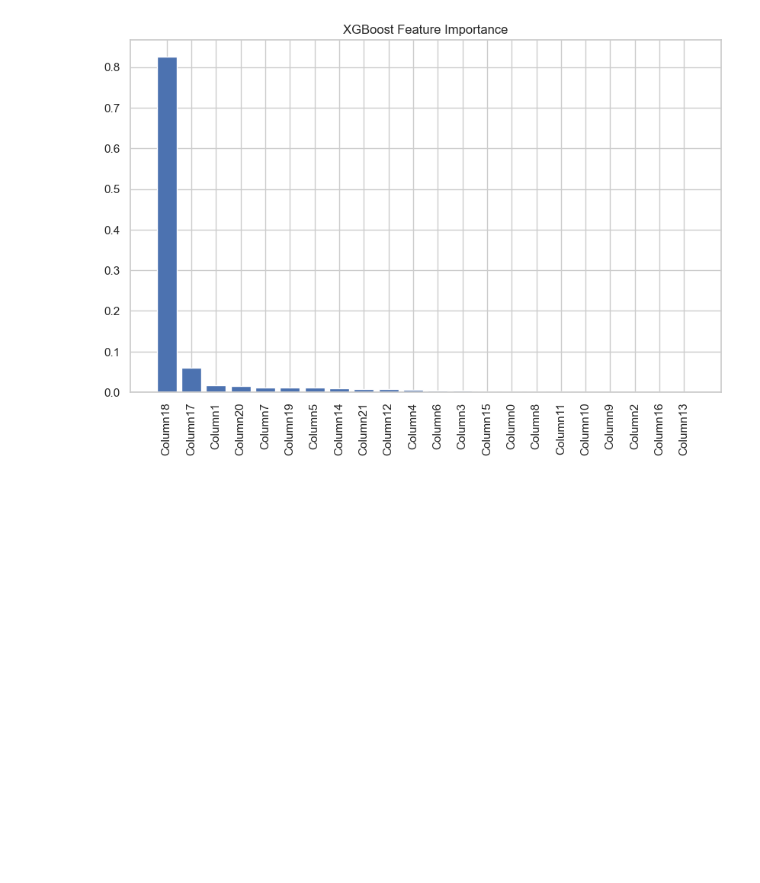
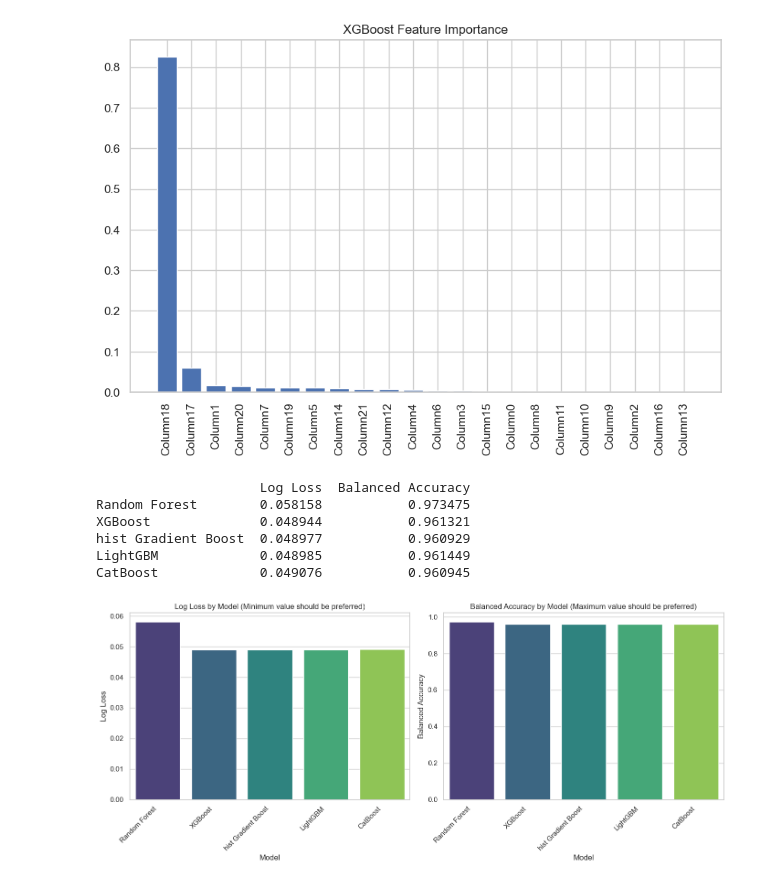
Before and after one commit to Periya-Samy-01/GSTN, a Jupyter notebook: ensemble_models_evaluation.ipynb, the cells around one changed output. Drawn from its saved outputs; the diff is of its cells as text; code cells hidden in the pictures; blank space fills up the shorter version.

```diff
--- a/ensemble_models_evaluation.ipynb
+++ b/ensemble_models_evaluation.ipynb
@@ -190,3 +201,57 @@ plt.xticks(range(len(importances_xgb)), X_test.columns[indices_xgb], rotation=90
 plt.show()
 # %% [output]
 [figure]
+# %%
+def evaluate_model(model, x_test, y_test):
+    y_pred_prob = model.predict_proba(x_test)
+    y_pred = model.predict(x_test)
+    log_loss_value = log_loss(y_test, y_pred_prob)
+    balanced_accuracy = balanced_accuracy_score(y_test, y_pred)
+    return log_loss_value, balanced_accuracy
+
+results = {}
+
+for model_name, model in models:
+    log_loss_value, balanced_accuracy = evaluate_model(model, X_test, Y_test)
+    results[model_name] = {
+        'Log Loss': log_loss_value,
+        'Balanced Accuracy': balanced_accuracy
+    }
+
+import pandas as pd
+results_df = pd.DataFrame(results).T
+print(results_df)
+# %% [output]
+                     Log Loss  Balanced Accuracy
+Random Forest        0.058158           0.973475
+XGBoost              0.048944           0.961321
+hist Gradient Boost  0.048977           0.960929
+LightGBM             0.048985           0.961449
+CatBoost             0.049076           0.960945
+# %%
+import seaborn as sns
+import matplotlib.pyplot as plt
+import pandas as pd
+
+results_df = pd.DataFrame({
+    'Model': ['Random Forest', 'XGBoost', 'hist Gradient Boost', 'LightGBM', 'CatBoost'],
+    'Log Loss': [0.058158, 0.048944, 0.048977, 0.048985, 0.049076],
+    'Balanced Accuracy': [0.973475, 0.961321, 0.960929, 0.961449, 0.960945]
+})
+
+fig, axes = plt.subplots(1, 2, figsize=(14, 6))
+
+sns.barplot(x='Model', y='Log Loss', data=results_df, ax=axes[0], palette="viridis", hue='Model', dodge=False)
+axes[0].set_xticks(range(len(results_df['Model'])))
+axes[0].set_xticklabels(results_df['Model'], rotation=45, ha='right')
+axes[0].set_title('Log Loss by Model (Minimum value should be preferred)')
+
+sns.barplot(x='Model', y='Balanced Accuracy', data=results_df, ax=axes[1], palette="viridis", hue='Model', dodge=False)
+axes[1].set_xticks(range(len(results_df['Model'])))
+axes[1].set_xticklabels(results_df['Model'], rotation=45, ha='right')
+axes[1].set_title('Balanced Accuracy by Model (Maximum value should be preferred)')
+
+plt.tight_layout()
+plt.show()
+# %% [output]
+[figure, added]
```
Also changed, not shown: parts of 5 cells of this notebook.
